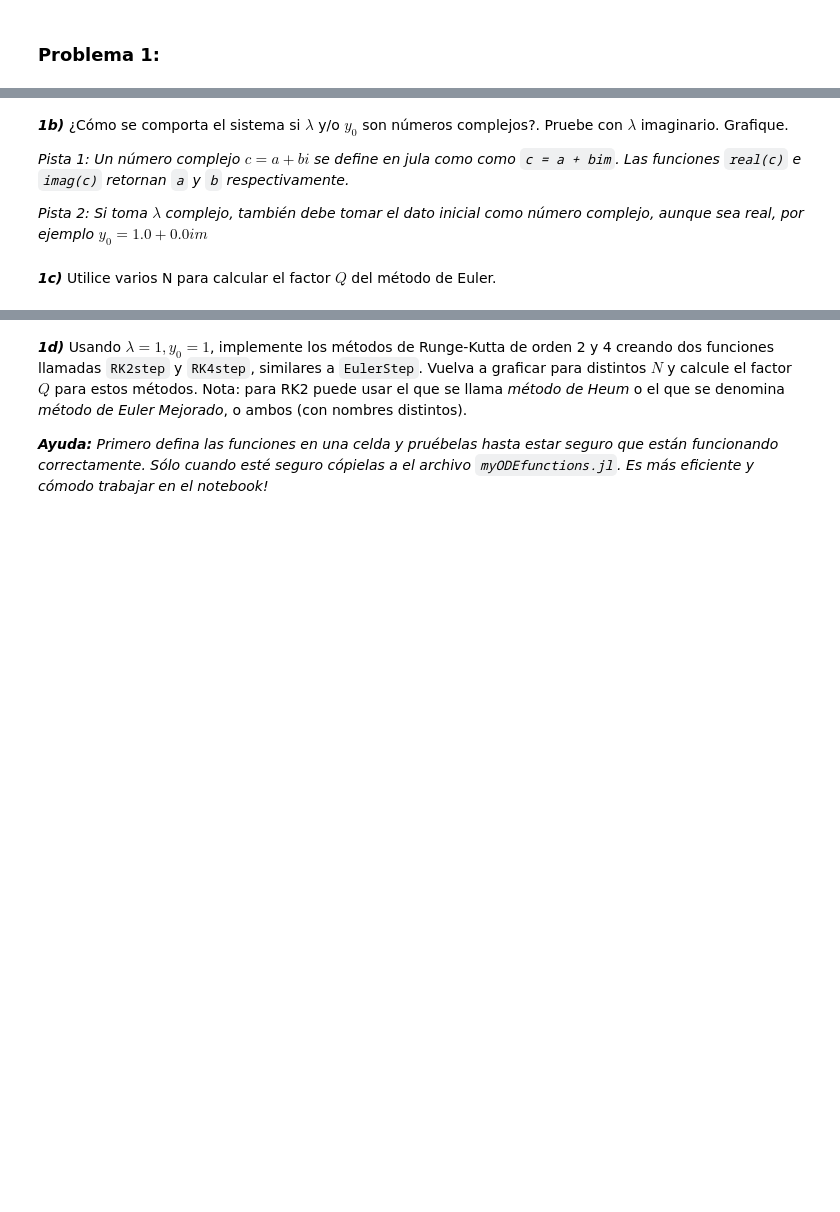
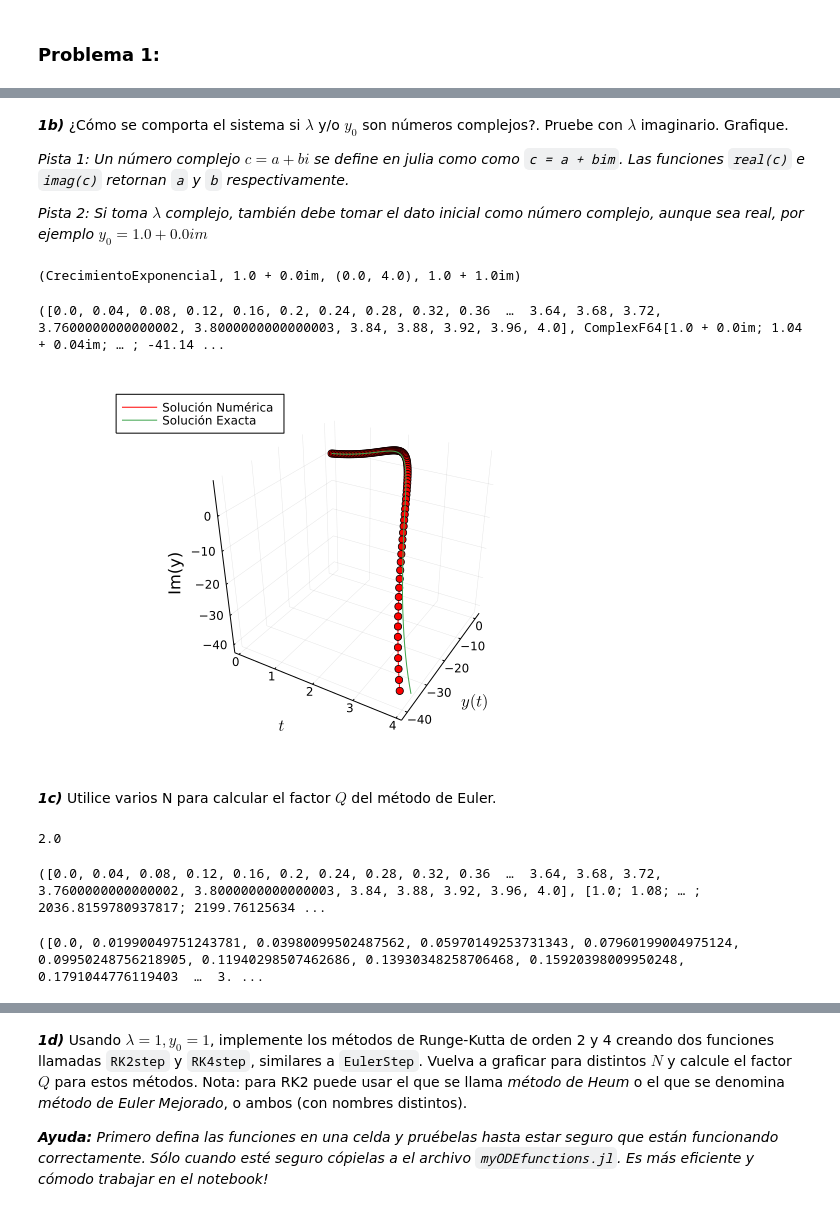
Before and after one commit to mendzmartin/pde2022, a Jupyter notebook: Tareas/01_tarea/tarea_1A.ipynb, the cells around one changed output, grey strips where cells are left out. Saved outputs shown, nothing was run; the diff lists cells and outputs as text; code cells hidden in the pictures; blank space fills up the shorter version.

```diff
--- a/Tareas/01_tarea/tarea_1A.ipynb
+++ b/Tareas/01_tarea/tarea_1A.ipynb
@@ -67,15 +69,12 @@ include("myODEfunctions.jl")
 Nuestra implementación del método de Euler entonces será la siguiente: (esto será similar a la librería `DifferentialEquations.jl` que usaremos más adelante)
 # %%
 #1) Datos del problema:
-#Definimos el término derecho de la ODE
-CrecimientoExponencial(y, t, λ) = λ*(y)
-#Datos iniciales
-y0 = 1.0
-#Intervalo temporal
-T = (0.0, 4.0)
-#Parámetros del problema (dentro de una tupla)
-λ = 2.
-par = (λ)
+
+CrecimientoExponencial(y, t, λ) = λ*(y) # Definimos el término derecho de la ODE
+y0 = 1.0                                # Datos iniciales
+T = (0.0, 4.0)                          # Intervalo temporal
+λ = 2.;par = (λ)                        # Parámetros del problema (dentro de una tupla)
+
 #Guardamos los datos en la variable "prob"
 prob = myODEproblem(CrecimientoExponencial, y0, T, par)
 # %% [output]
@@ -122,8 +123,71 @@ plot!(plt2, legend = :topleft)
 # %% [markdown]
 ***1b)*** ¿Cómo se comporta el sistema si $\lambda$ y/o $y_0$ son números complejos?. Pruebe con $\lambda$ imaginario. Grafique.
 
-*Pista 1: Un número complejo $c = a + bi$ se define en jula como como `c = a + bim`. Las funciones `real(c)` e `imag(c)` retornan `a` y `b` respectivamente.*
+*Pista 1: Un número complejo $c = a + bi$ se define en julia como como `c = a + bim`. Las funciones `real(c)` e `imag(c)` retornan `a` y `b` respectivamente.*
 
 *Pista 2: Si toma $\lambda$ complejo, también debe tomar el dato inicial como número complejo, aunque sea real, por ejemplo $y_0 = 1.0 + 0.0im$*
+# %%
+y0 = ComplexF64(1.0+0.0*im)             # Datos iniciales
+T = (0.0, 4.0)                          # Intervalo temporal
+λ = ComplexF64(1.0+1.0*im);par = (λ)    # Parámetros del problema (dentro de una tupla)
+
+#Guardamos los datos en la variable "prob"
+prob = myODEproblem(CrecimientoExponencial, y0, T, par)
+# %% [output]
+(CrecimientoExponencial, 1.0 + 0.0im, (0.0, 4.0), 1.0 + 1.0im)
+# %%
+N = 101 # Cantidad de pasos temporales
+# Resolvemos el problema "prob" usando el método "EulerStep"
+dt = (T[2]-T[1])/(N-1) # discretizando con N pasos (dt = (Tfin-Tini)/(N-1))
+t, y = myODEsolver(prob, EulerStep, dt = dt)
+# %% [output]
+([0.0, 0.04, 0.08, 0.12, 0.16, 0.2, 0.24, 0.28, 0.32, 0.36  …  3.64, 3.68, 3.72, 3.7600000000000002, 3.8000000000000003, 3.84, 3.88, 3.92, 3.96, 4.0], ComplexF64[1.0 + 0.0im; 1.04 + 0.04im; … ; -41.14 ...
+# %%
+gr()
+plt = plot()
+plot!(plt, t, y, color = :red, label = "Solución Numérica")
+scatter!(plt, t, y, color = :red, label = "")
+plot!(plt, t, y0*exp.(λ*t), label = "Solución Exacta")
+plot!(ylabel = "\$y(t)\$", xlabel = "\$t\$")
+plot!(plt, legend = :topleft)
+# %% [output]
+[figure, added]
 # %% [markdown]
 ***1c)*** Utilice varios N para calcular el factor $Q$ del método de Euler.
+# %%
+# definimos parámetros iniciales
+y0 = Float64(1.0)              # Datos iniciales
+T = (0.0, 4.0)                 # Intervalo temporal
+λ = Float64(2.0) ;par = (λ)    # Parámetros del problema (dentro de una tupla)
+# %% [output]
+2.0
+# %%
+# calculamos solución con n pasos
+
+# Guardamos los datos en la variable "prob"
+prob = myODEproblem(CrecimientoExponencial, y0, T, par)
+
+N1 = 101
+
+# Resolvemos el problema "prob" usando el método "EulerStep"
+# discretizando con N pasos (dt = (Tfin-Tini)/(N-1))
+dt = (T[2]-T[1])/(N1-1)
+
+t, y_N1 = myODEsolver(prob, EulerStep, dt = dt)
+# %% [output]
+([0.0, 0.04, 0.08, 0.12, 0.16, 0.2, 0.24, 0.28, 0.32, 0.36  …  3.64, 3.68, 3.72, 3.7600000000000002, 3.8000000000000003, 3.84, 3.88, 3.92, 3.96, 4.0], [1.0; 1.08; … ; 2036.8159780937817; 2199.76125634 ...
+# %%
+# calculamos solución con 2n pasos
+
+# Guardamos los datos en la variable "prob"
+prob = myODEproblem(CrecimientoExponencial, y0, T, par)
+
+N2 = 2*N1
+
+# Resolvemos el problema "prob" usando el método "EulerStep"
+# discretizando con N pasos (dt = (Tfin-Tini)/(N-1))
+dt = (T[2]-T[1])/(N2-1)
+
+t, y_N2 = myODEsolver(prob, EulerStep, dt = dt)
+# %% [output]
+([0.0, 0.01990049751243781, 0.03980099502487562, 0.05970149253731343, 0.07960199004975124, 0.09950248756218905, 0.11940298507462686, 0.13930348258706468, 0.15920398009950248, 0.1791044776119403  …  3. ...
```
Also changed, not shown: parts of 14 cells of this notebook, 1 other file.
